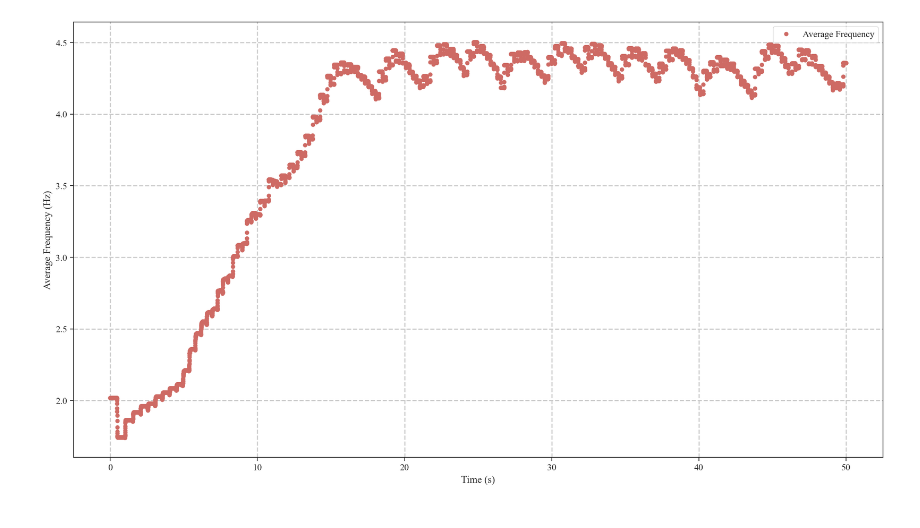
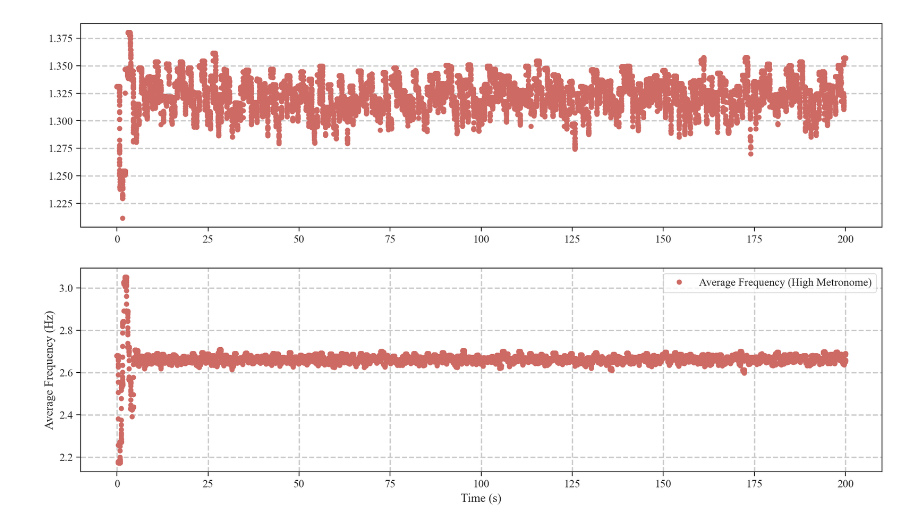
Before and after one commit to nielsdavidsen/Bachelor_2024, a Jupyter notebook: simulation_with_metronome.ipynb, the cells around one changed output. Cells and saved outputs as stored; diff of their text form; code cells hidden in the pictures.

Commit message:
simulation med metronom start

```diff
--- a/simulation_with_metronome.ipynb
+++ b/simulation_with_metronome.ipynb
@@ -103,24 +130,51 @@ def sim_with_metronome(x_init, w_init, t_clap_init, dt, tmax, metronome_freq=1.0
     return w_save, t_save, x0_save, avg_save
 # %%
 N = 100
-w_init = np.random.normal(2, 0.1, N)
+w_init = np.random.normal(1.33, 0.1, N)
+
+w_init_high = np.random.normal(2.667, 0.1, N)
+
 x_init = np.zeros(N)
 t_clap_init = np.zeros(N)
 
 dt = 0.0025
-t_max = 50
+tmax = 200
 
-# Run the simulation
-w_save, t_save, x0_save, avg_save = sim_with_metronome(x_init, w_init, t_clap_init, dt, t_max, metronome_freq=2.0, sig=0.1, eps=0.1, metronome_influence=0.05)
 
-# Plot the average frequency evolution
-x1 = np.linspace(0, t_max, len(avg_save))
-plt.plot(x1, avg_save, 'o', label='Average Frequency')
+w_save, t_save, x0_save, avg_save = sim_with_metronome(x_init,
+                                                       w_init,
+                                                       t_clap_init,
+                                                       dt,
+                                                       tmax, freq_met = 1.33,
+                                                       sig=0.1,
+                                                       eps=0.1,
+                                                       met_eps = 20)
+
+
+w_save_high, t_save_high, x0_save_high, avg_save_high = sim_with_metronome(x_init,
+                                                                           w_init_high,
+                                                                           t_clap_init,
+                                                                           dt,
+                                                                           tmax,
+                                                                           freq_met = 2.667,
+                                                                           sig=0.1,
+                                                                           eps=0.1,
+                                                                           met_eps = 10)
+
+# plotting
+x1 = np.linspace(0, tmax, len(avg_save))
+x1_high = np.linspace(0, tmax, len(avg_save_high))
+
+fig, ax = plt.subplots(2, 1, dpi=150)
+ax[0].plot(x1, avg_save, 'o', label='Average Frequency')
+
+ax[1].plot(x1_high, avg_save_high, 'o', label='Average Frequency (High Metronome)')
+
 plt.xlabel('Time (s)')
 plt.ylabel('Average Frequency (Hz)')
+#
 plt.legend()
 plt.grid(True)
-plt.tight_layout()
 plt.show()
 # %% [output]
-[figure, old version]
+[figure, new version]
```
Also changed, not shown: parts of 6 cells of this notebook.
